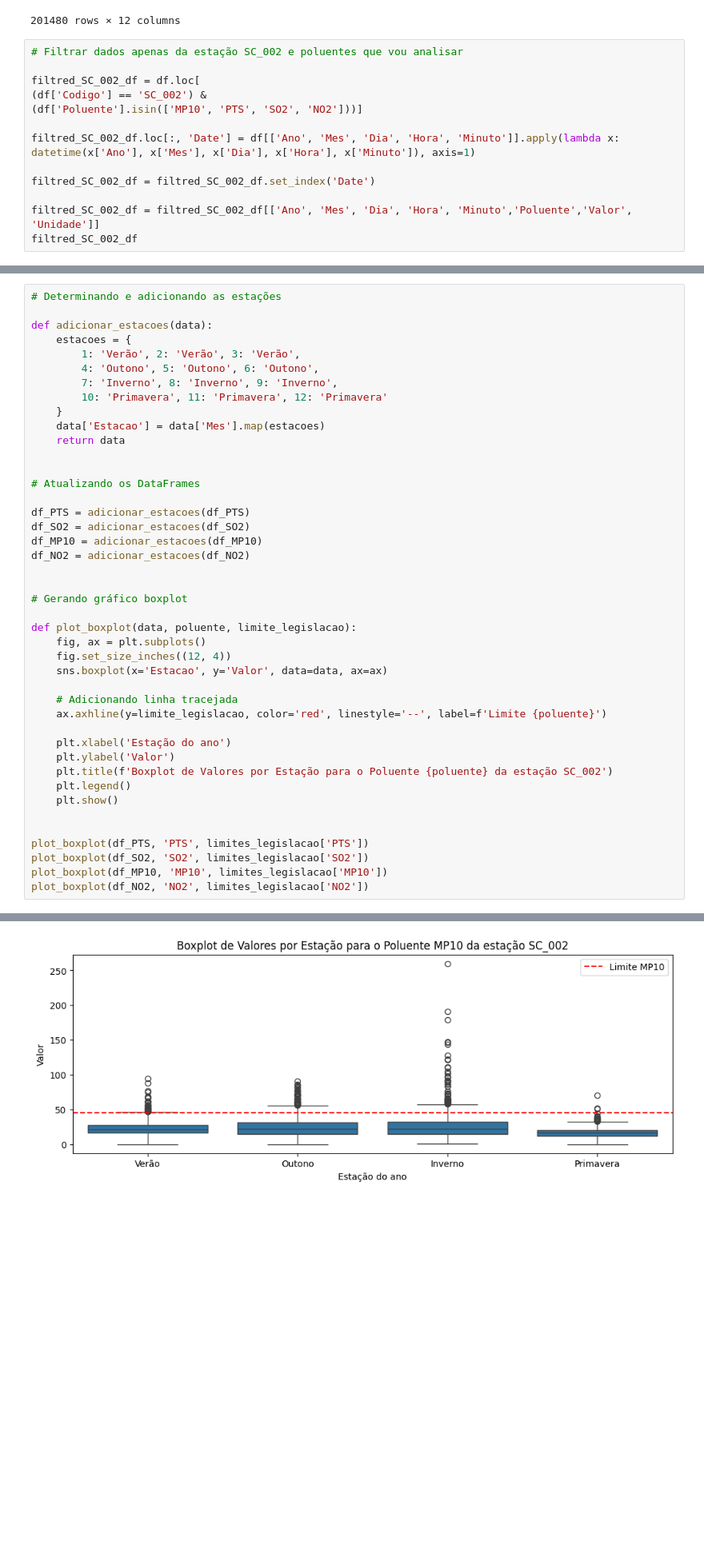
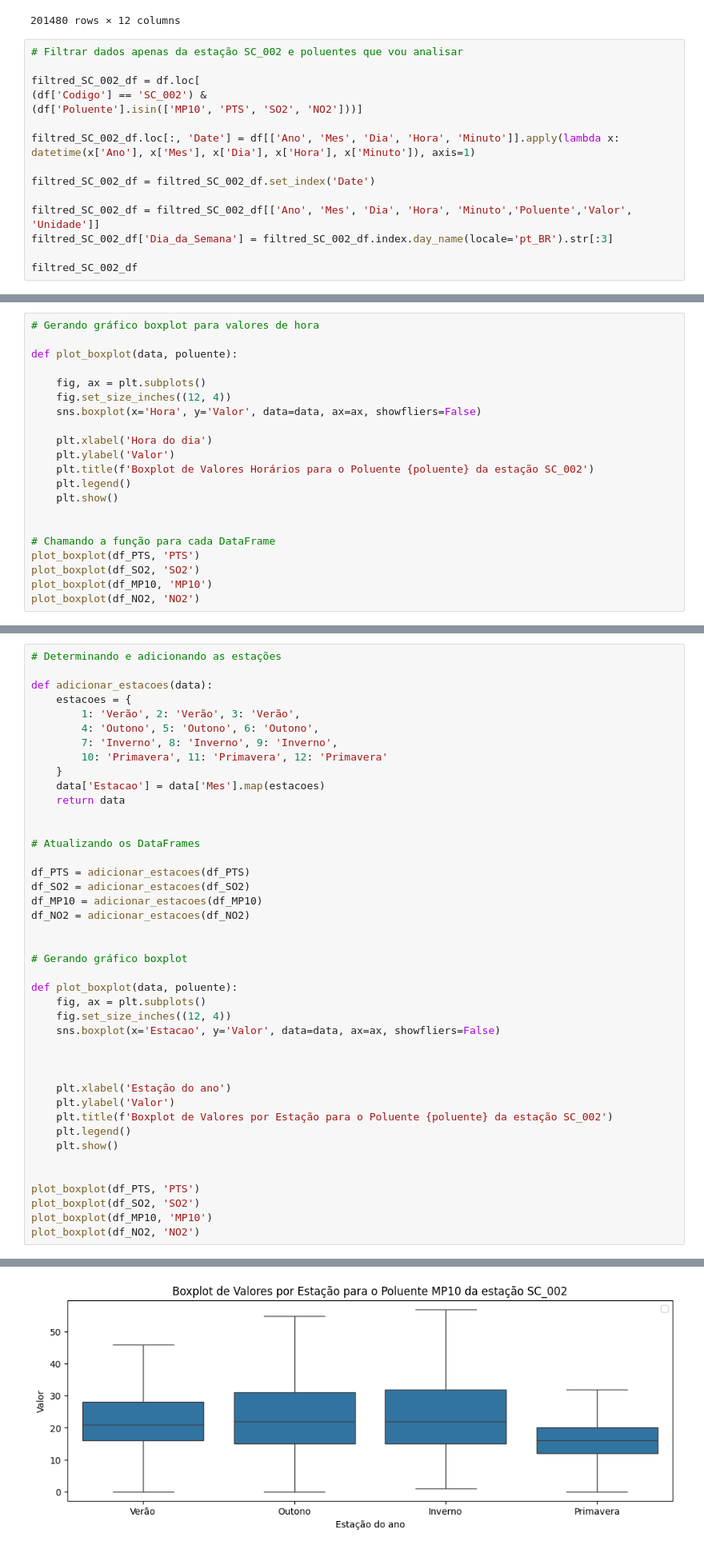
Before and after one commit to anaju-wolmann/ENS410064, a Jupyter notebook: T1_AnaJulia.ipynb, the cells around one changed output, grey strips where cells are left out. Shown: that part at 80% size. Drawn from its saved outputs; the diff is of its cells as text; blank space fills up the shorter version.

```diff
--- a/T1_AnaJulia.ipynb
+++ b/T1_AnaJulia.ipynb
@@ -92,6 +92,8 @@ filtred_SC_002_df.loc[:, 'Date'] = df[['Ano', 'Mes', 'Dia', 'Hora', 'Minuto']].a
 filtred_SC_002_df = filtred_SC_002_df.set_index('Date')
 
 filtred_SC_002_df = filtred_SC_002_df[['Ano', 'Mes', 'Dia', 'Hora', 'Minuto','Poluente','Valor', 'Unidade']]
+filtred_SC_002_df['Dia_da_Semana'] = filtred_SC_002_df.index.day_name(locale='pt_BR').str[:3]
+
 filtred_SC_002_df
 # %% [output]
 A value is trying to be set on a copy of a slice from a DataFrame.
@@ -265,0 +254,21 @@ plot_boxplot(df_NO2, 'NO2', limites_legislacao['NO2'])
+# %%
+# Gerando gráfico boxplot para valores de hora
+
+def plot_boxplot(data, poluente):
+
+    fig, ax = plt.subplots()
+    fig.set_size_inches((12, 4))
+    sns.boxplot(x='Hora', y='Valor', data=data, ax=ax, showfliers=False)
+
+    plt.xlabel('Hora do dia')
+    plt.ylabel('Valor')
+    plt.title(f'Boxplot de Valores Horários para o Poluente {poluente} da estação SC_002')
+    plt.legend()
+    plt.show()
+
+
+# Chamando a função para cada DataFrame
+plot_boxplot(df_PTS, 'PTS')
+plot_boxplot(df_SO2, 'SO2')
+plot_boxplot(df_MP10, 'MP10')
+plot_boxplot(df_NO2, 'NO2')
@@ -287,13 +301,12 @@ df_NO2 = adicionar_estacoes(df_NO2)
 
 # Gerando gráfico boxplot
 
-def plot_boxplot(data, poluente, limite_legislacao):
+def plot_boxplot(data, poluente):
     fig, ax = plt.subplots()
     fig.set_size_inches((12, 4))
-    sns.boxplot(x='Estacao', y='Valor', data=data, ax=ax)
+    sns.boxplot(x='Estacao', y='Valor', data=data, ax=ax, showfliers=False)
 
-    # Adicionando linha tracejada
-    ax.axhline(y=limite_legislacao, color='red', linestyle='--', label=f'Limite {poluente}')
+
 
     plt.xlabel('Estação do ano')
     plt.ylabel('Valor')
@@ -302,10 +315,10 @@ def plot_boxplot(data, poluente, limite_legislacao):
     plt.show()
 
 
-plot_boxplot(df_PTS, 'PTS', limites_legislacao['PTS'])
-plot_boxplot(df_SO2, 'SO2', limites_legislacao['SO2'])
-plot_boxplot(df_MP10, 'MP10', limites_legislacao['MP10'])
-plot_boxplot(df_NO2, 'NO2', limites_legislacao['NO2'])
+plot_boxplot(df_PTS, 'PTS')
+plot_boxplot(df_SO2, 'SO2')
+plot_boxplot(df_MP10, 'MP10')
+plot_boxplot(df_NO2, 'NO2')
 # %% [output]
 A value is trying to be set on a copy of a slice from a DataFrame.
 Try using .loc[row_indexer,col_indexer] = value instead
@@ -317 +330 @@ See the caveats in the documentation: https://pandas.pydata.org/pandas-docs/stab
-[figure, old version]
+[figure, new version]
```
Also changed, not shown: parts of 13 cells of this notebook, 13 other files.
